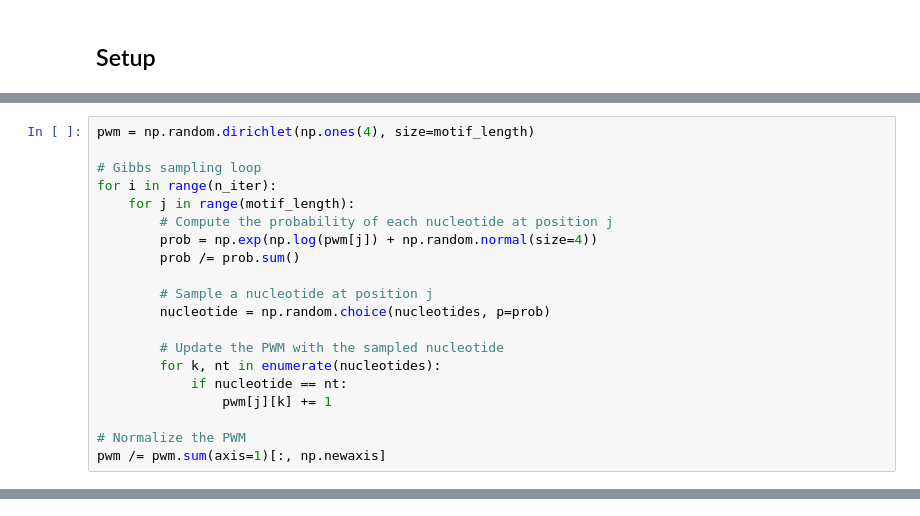
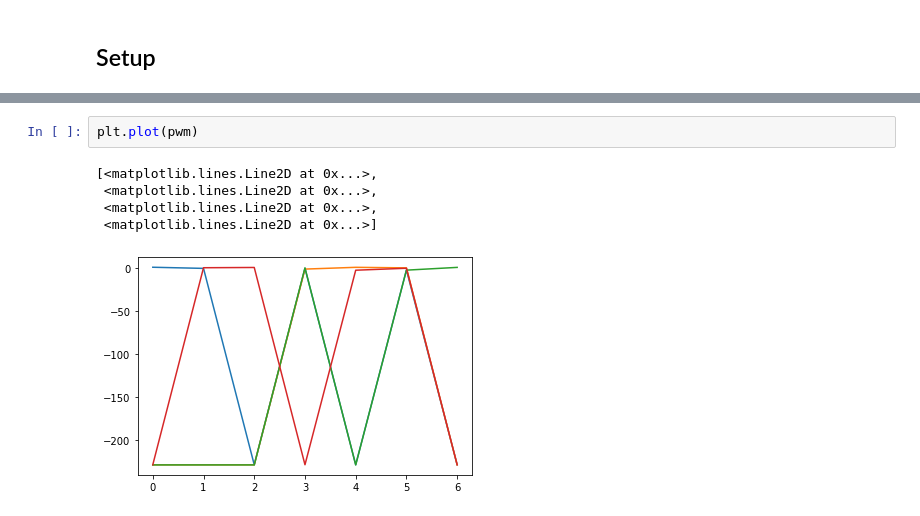
Before and after one commit to alibekk93/PWM-for-Secondary-Structure, a Jupyter notebook: PWM_for_SS.ipynb, the cells around one changed output, grey strips where cells are left out. Saved outputs shown, nothing was run; the diff lists cells and outputs as text.

```diff
--- a/PWM_for_SS.ipynb
+++ b/PWM_for_SS.ipynb
@@ -174,20 +141,0 @@ optimal_nmer_idx
-# %%
-pwm = np.random.dirichlet(np.ones(4), size=motif_length)
-
-# Gibbs sampling loop
-for i in range(n_iter):
-    for j in range(motif_length):
-        # Compute the probability of each nucleotide at position j
-        prob = np.exp(np.log(pwm[j]) + np.random.normal(size=4))
-        prob /= prob.sum()
-
-        # Sample a nucleotide at position j
-        nucleotide = np.random.choice(nucleotides, p=prob)
-
-        # Update the PWM with the sampled nucleotide
-        for k, nt in enumerate(nucleotides):
-            if nucleotide == nt:
-                pwm[j][k] += 1
-
-# Normalize the PWM
-pwm /= pwm.sum(axis=1)[:, np.newaxis]
@@ -193,0 +147,8 @@ pwm /= pwm.sum(axis=1)[:, np.newaxis]
+# %%
+plt.plot(pwm)
+# %% [output]
+[<matplotlib.lines.Line2D at 0x...>,
+ <matplotlib.lines.Line2D at 0x...>,
+ <matplotlib.lines.Line2D at 0x...>,
+ <matplotlib.lines.Line2D at 0x...>]
+[figure, added]
```
Also changed, not shown: parts of 18 cells of this notebook.
